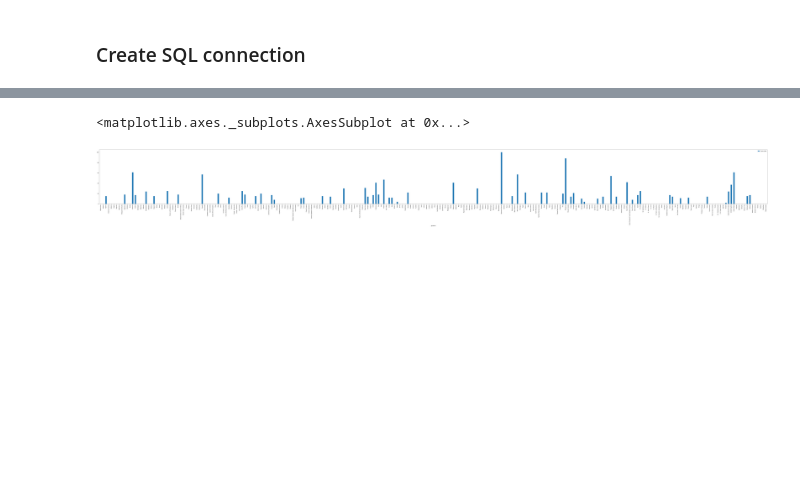
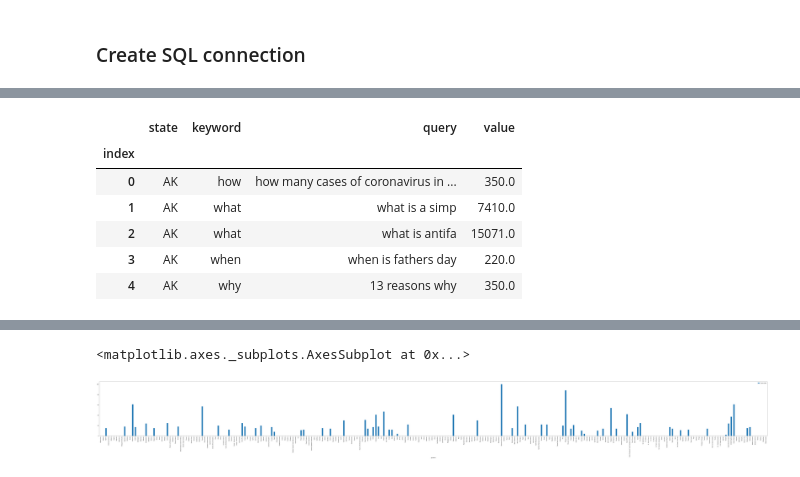
Before and after one commit to janejanejam/factual-foxes, a Jupyter notebook: pytrend/Pytrendstate.ipynb, the cells around one changed output, grey strips where cells are left out. Saved outputs shown, nothing was run; the diff lists cells and outputs as text; code cells hidden in the pictures; blank space fills up the shorter version.

```diff
--- a/pytrend/Pytrend.ipynb
+++ b/pytrend/Pytrendstate.ipynb
@@ -102,0 +203,10 @@ engine = create_engine("sqlite:///../Resources/related_queries.sqlite")
+# %%
+pd.read_sql('SELECT * FROM keywords LIMIT 5;', con).set_index('index')
+# %% [output]
+|  | state | keyword | query | value |
+| index |  |  |  |  |
+| 0 | AK | how | how many cases of coronavirus in ... | 350.0 |
+| 1 | AK | what | what is a simp | 7410.0 |
+| 2 | AK | what | what is antifa | 15071.0 |
+| 3 | AK | when | when is fathers day | 220.0 |
+| 4 | AK | why | 13 reasons why | 350.0 |
```
Also changed, not shown: parts of 21 cells of this notebook, 4 other files.
